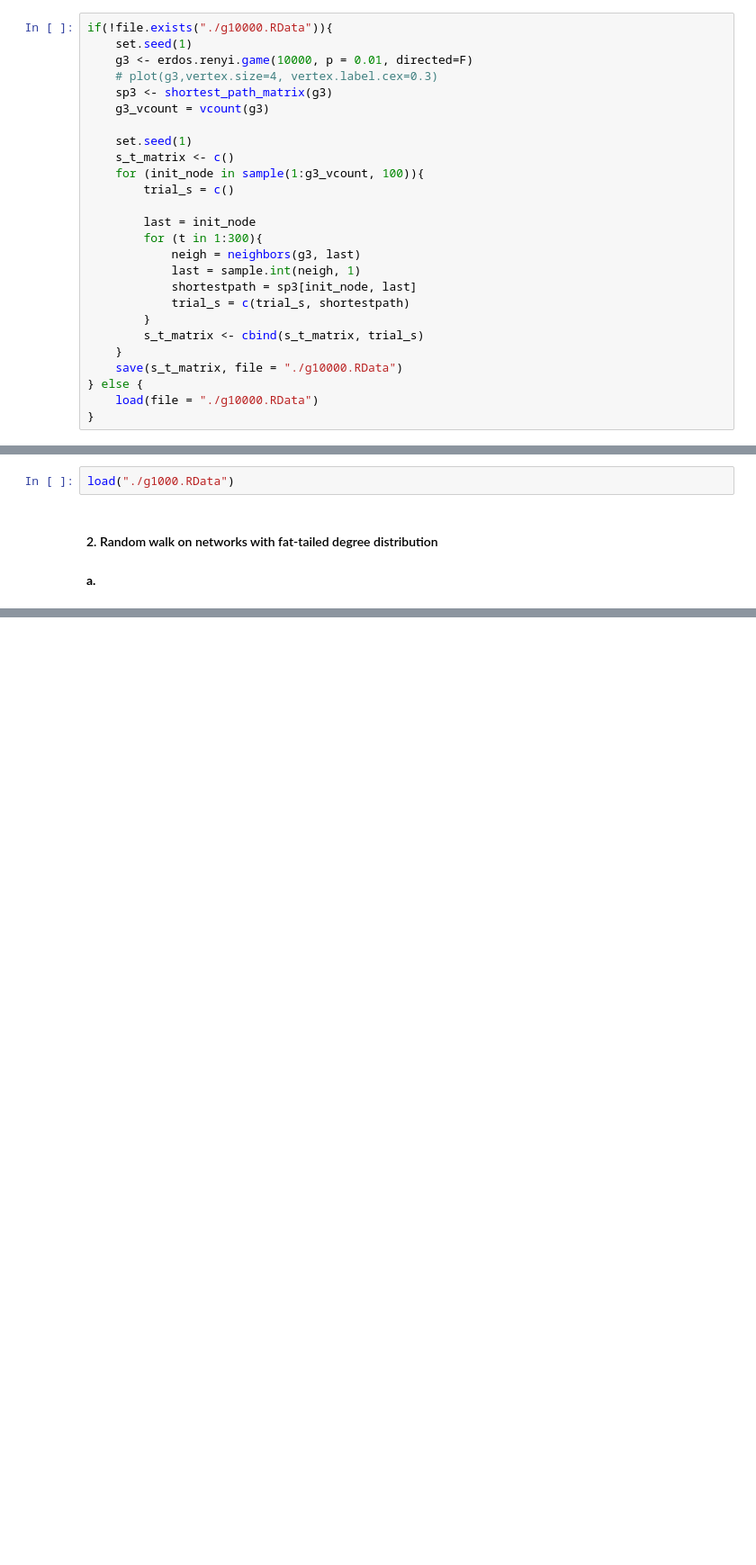
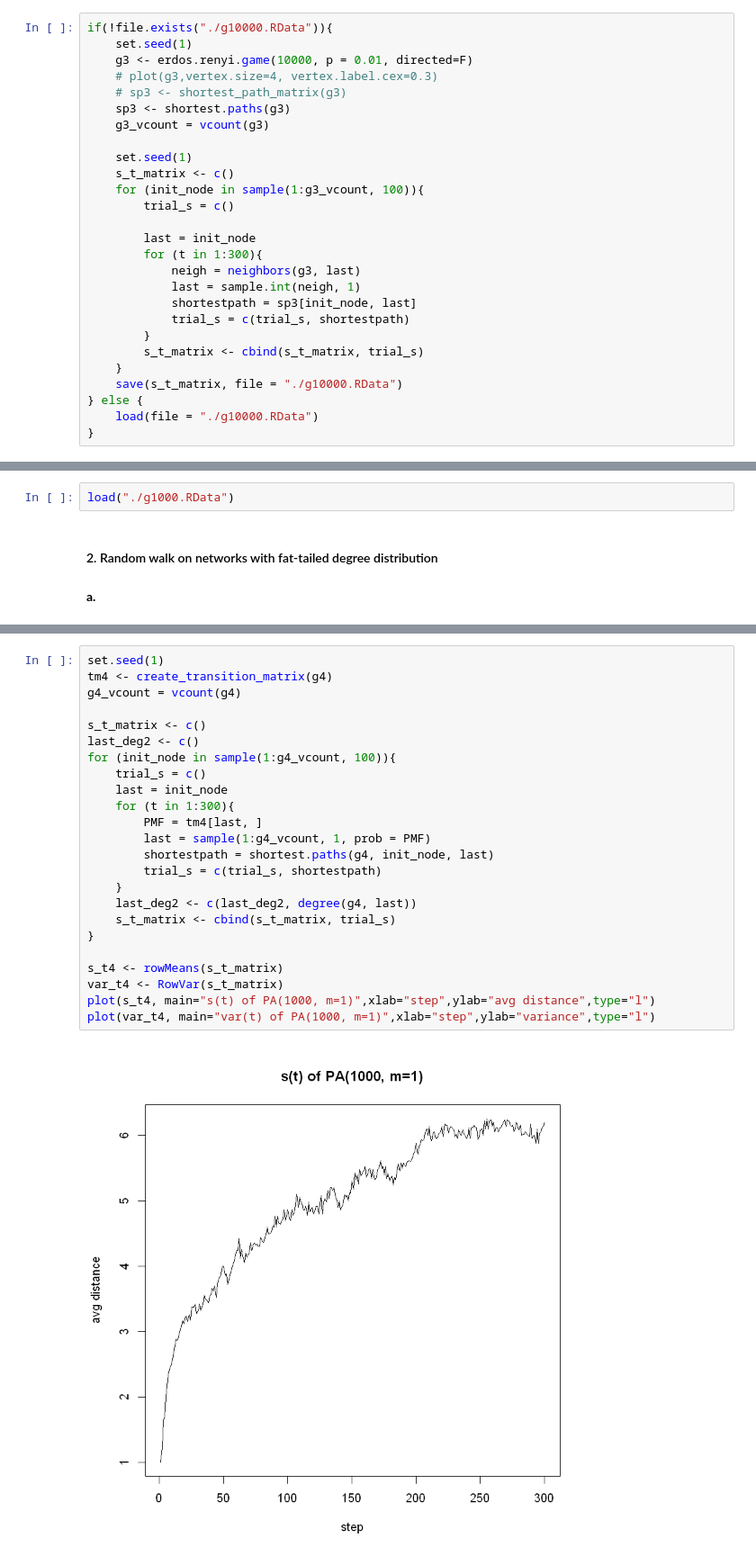
Before and after one commit to popo0293/232-P1, a Jupyter notebook: Project_1_Part_2.ipynb, the cells around one changed output, grey strips where cells are left out. Shown at 90% size. Saved outputs shown, nothing was run; the diff lists cells and outputs as text; blank space fills up the shorter version.

```diff
--- a/Project_1_Part_2.ipynb
+++ b/Project_1_Part_2.ipynb
@@ -145,7 +145,8 @@ if(!file.exists("./g10000.RData")){
     set.seed(1)
     g3 <- erdos.renyi.game(10000, p = 0.01, directed=F)
     # plot(g3,vertex.size=4, vertex.label.cex=0.3)
-    sp3 <- shortest_path_matrix(g3)
+    # sp3 <- shortest_path_matrix(g3)
+    sp3 <- shortest.paths(g3)
     g3_vcount = vcount(g3)
 
     set.seed(1)
@@ -187,0 +195,26 @@ plot(g4,vertex.size=3, vertex.label.cex=0.3)
+# %%
+set.seed(1)
+tm4 <- create_transition_matrix(g4)
+g4_vcount = vcount(g4)
+
+s_t_matrix <- c()
+last_deg2 <- c()
+for (init_node in sample(1:g4_vcount, 100)){
+    trial_s = c()
+    last = init_node
+    for (t in 1:300){
+        PMF = tm4[last, ]
+        last = sample(1:g4_vcount, 1, prob = PMF)
+        shortestpath = shortest.paths(g4, init_node, last)
+        trial_s = c(trial_s, shortestpath)
+    }
+    last_deg2 <- c(last_deg2, degree(g4, last))
+    s_t_matrix <- cbind(s_t_matrix, trial_s)
+}
+
+s_t4 <- rowMeans(s_t_matrix)
+var_t4 <- RowVar(s_t_matrix)
+plot(s_t4, main="s(t) of PA(1000, m=1)",xlab="step",ylab="avg distance",type="l")
+plot(var_t4, main="var(t) of PA(1000, m=1)",xlab="step",ylab="variance",type="l")
+# %% [output]
+[figure, added]
```
Also changed, not shown: parts of 8 cells of this notebook.
